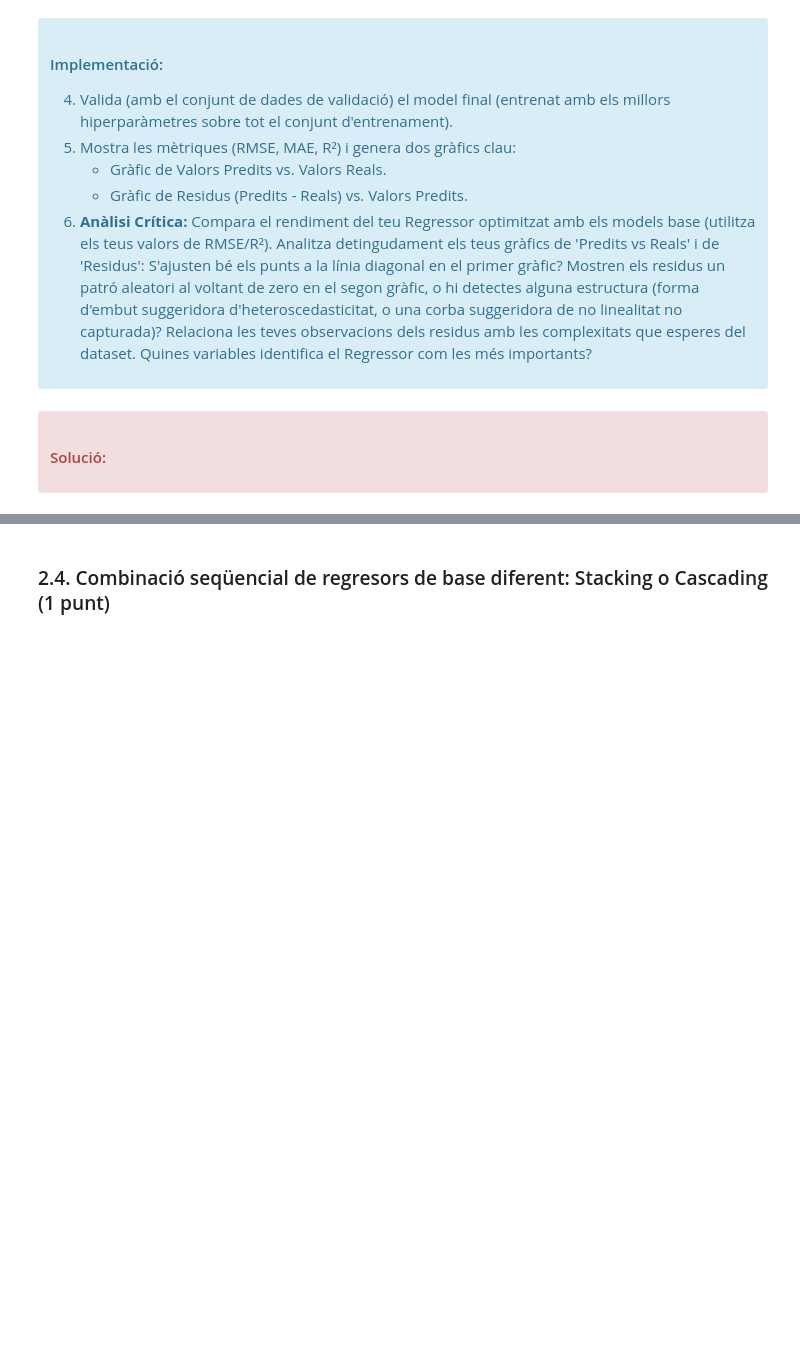
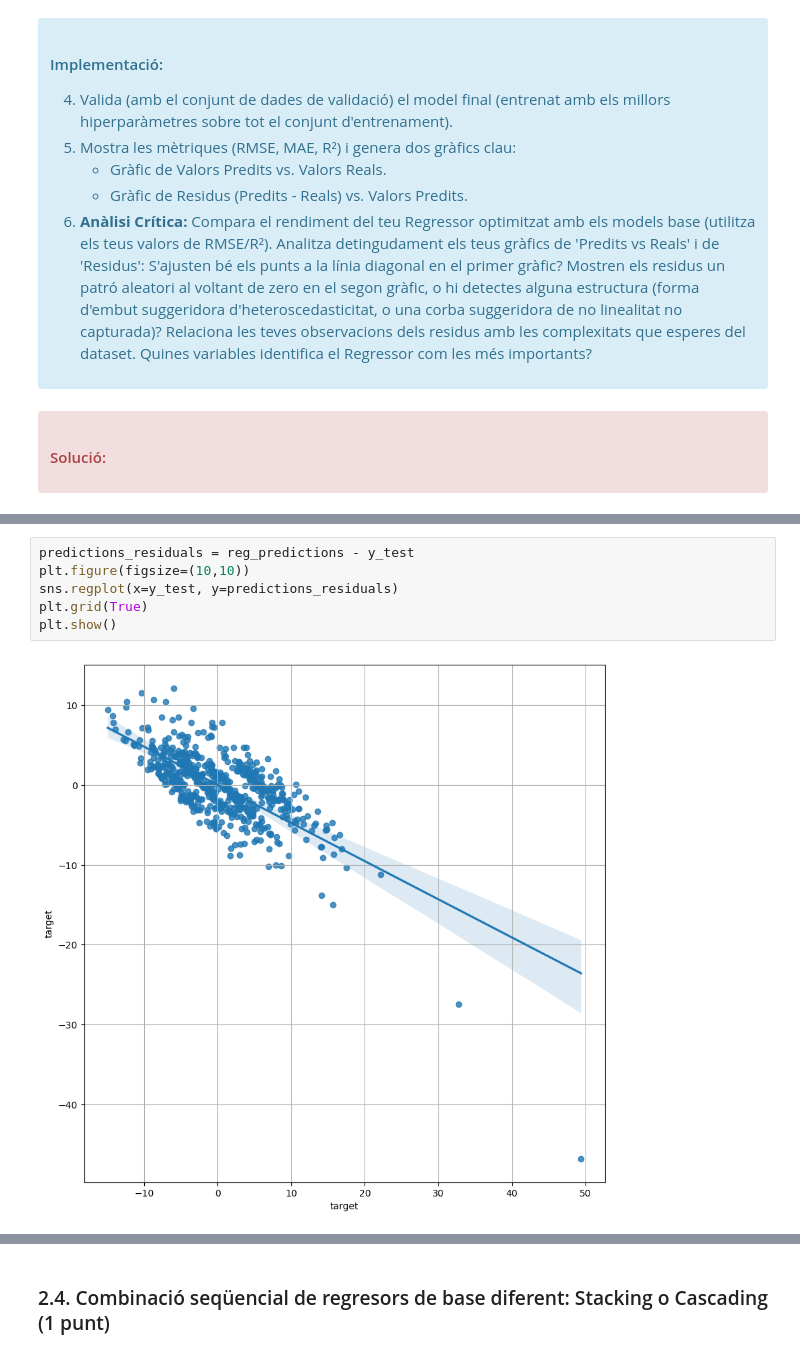
Before and after one commit to marc7666/PAC4-aprenentatge-automatic, a Jupyter notebook: M2_991_20242_PAC4_Enunciat.ipynb, the cells around one changed output, grey strips where cells are left out. Drawn from its saved outputs; the diff is of its cells as text; blank space fills up the shorter version.

```diff
--- a/M2_991_20242_PAC4_Enunciat.ipynb
+++ b/M2_991_20242_PAC4_Enunciat.ipynb
@@ -1572,0 +1653,8 @@ Comenta dins d'aquesta cel·la la teva anàlisi crítica, fes servir tantes cel
+# %%
+predictions_residuals = reg_predictions - y_test
+plt.figure(figsize=(10,10))
+sns.regplot(x=y_test, y=predictions_residuals)
+plt.grid(True)
+plt.show()
+# %% [output]
+[figure, added]
```
Also changed, not shown: parts of 21 cells of this notebook.
